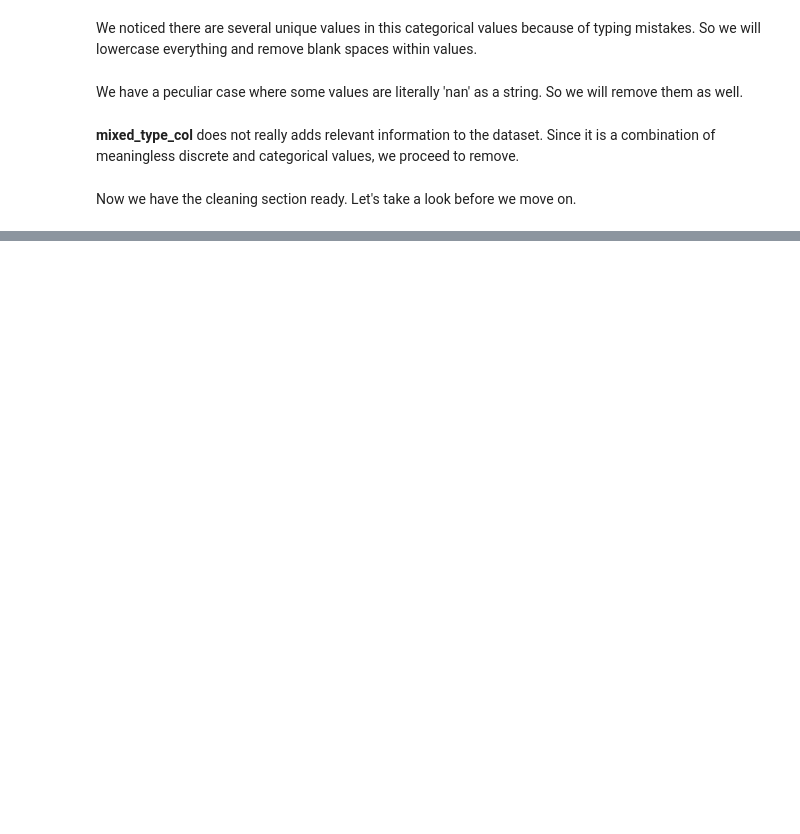
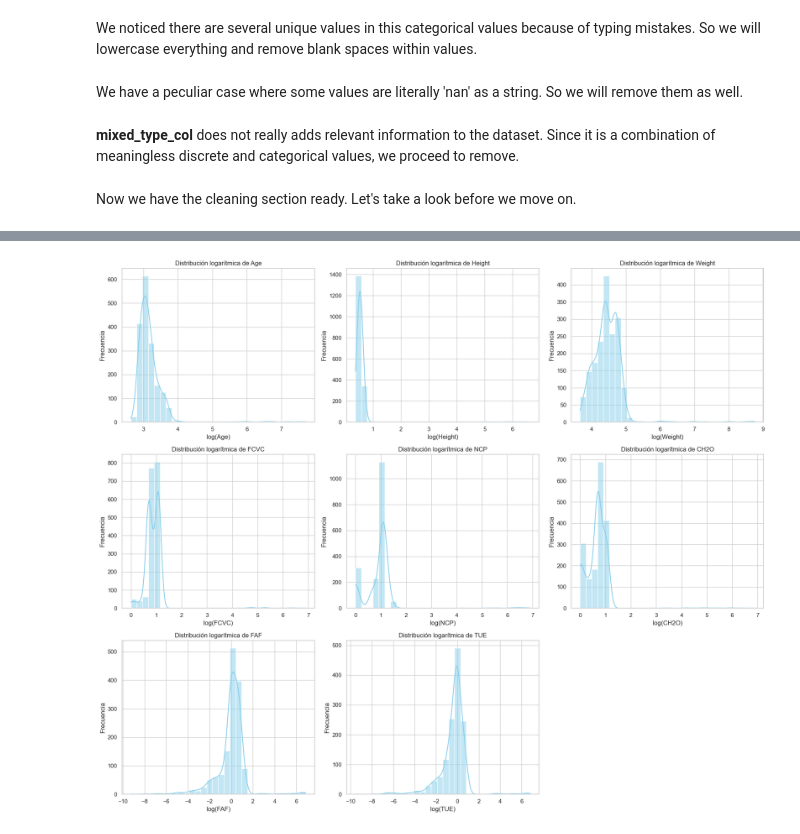
Before and after one commit to danielmontoya00/MLOps_Equipo64, a Jupyter notebook: Obesity_Estimation/notebooks/1.0-eda-analisis_exploratorio.ipynb, the cells around one changed output, grey strips where cells are left out. Drawn from its saved outputs; the diff is of its cells as text; code cells hidden in the pictures; blank space fills up the shorter version.

```diff
--- a/Obesity_Estimation/notebooks/1.0-eda-analisis_exploratorio.ipynb
+++ b/Obesity_Estimation/notebooks/1.0-eda-analisis_exploratorio.ipynb
@@ -172,0 +364,27 @@ df.to_csv(r"..\data\raw\obesity_estimation_original.csv", index=False)
+# %%
+# Estilo bonito
+sns.set(style="whitegrid")
+
+num_plots = len(numeric_cols)
+cols = 3
+rows = (num_plots + cols - 1) // cols
+
+fig, axes = plt.subplots(rows, cols, figsize=(18, 5 * rows))
+axes = axes.flatten()
+
+for i, col in enumerate(numeric_cols):
+    data = df[col][df[col] > 0].dropna()  # solo valores positivos para log
+
+    sns.histplot(np.log(data), kde=True, bins=30, color='skyblue', ax=axes[i])
+    axes[i].set_title(f'Distribución logarítmica de {col}')
+    axes[i].set_xlabel(f"log({col})")
+    axes[i].set_ylabel('Frecuencia')
+
+# Quitar ejes vacíos si hay
+for j in range(i + 1, len(axes)):
+    fig.delaxes(axes[j])
+
+plt.tight_layout()
+plt.show()
+# %% [output]
+[figure, added]
```
Also changed, not shown: parts of 19 cells of this notebook.
